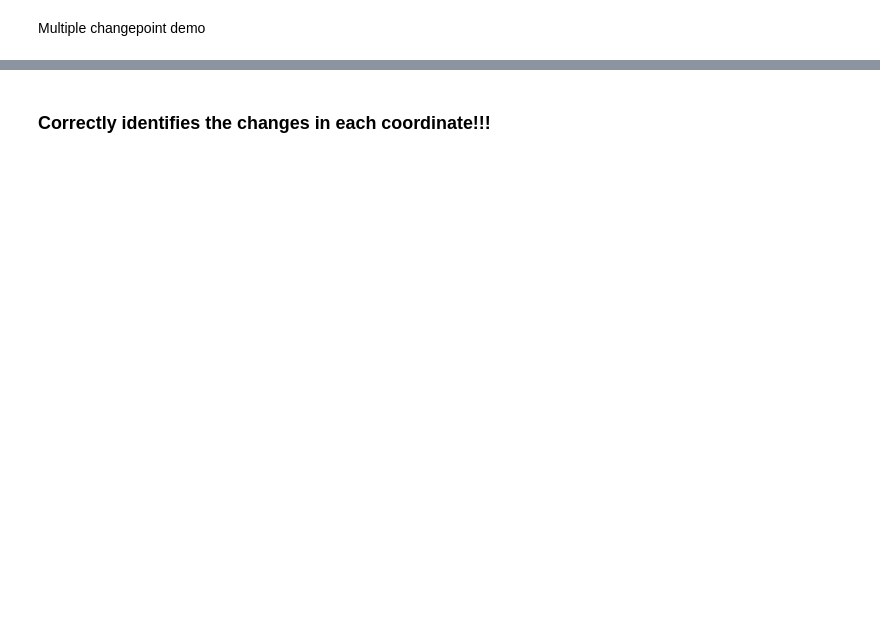
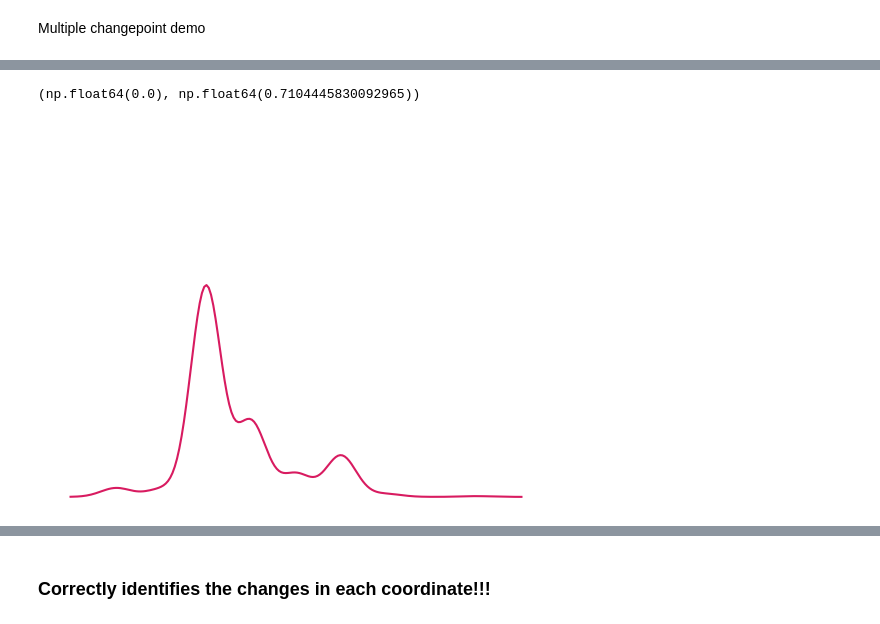
Before and after one commit to manilasoldier/bclr, a Jupyter notebook: bclr_multi_examples.ipynb, the cells around one changed output, grey strips where cells are left out. Saved outputs shown, nothing was run; the diff lists cells and outputs as text; code cells hidden in the pictures; blank space fills up the shorter version.

```diff
--- a/bclr_multi_examples.ipynb
+++ b/bclr_multi_examples.ipynb
@@ -55,0 +64,11 @@ print(randindex(est_change + [n], bkps))
+# %%
+ax0.get_ylim()
+# %% [output]
+(np.float64(0.0), np.float64(0.7104445830092965))
+# %%
+ax0 = sns.kdeplot(bclrM.bccs_[0].post_k, color='#D81B60')
+plt.ylim(-0.01, ax2.get_ylim()[1])
+plt.axis("off")
+plt.savefig("ex_cp1.pdf")
+# %% [output]
+[figure, added]
```
Also changed, not shown: parts of 22 cells of this notebook, 6 other files.
